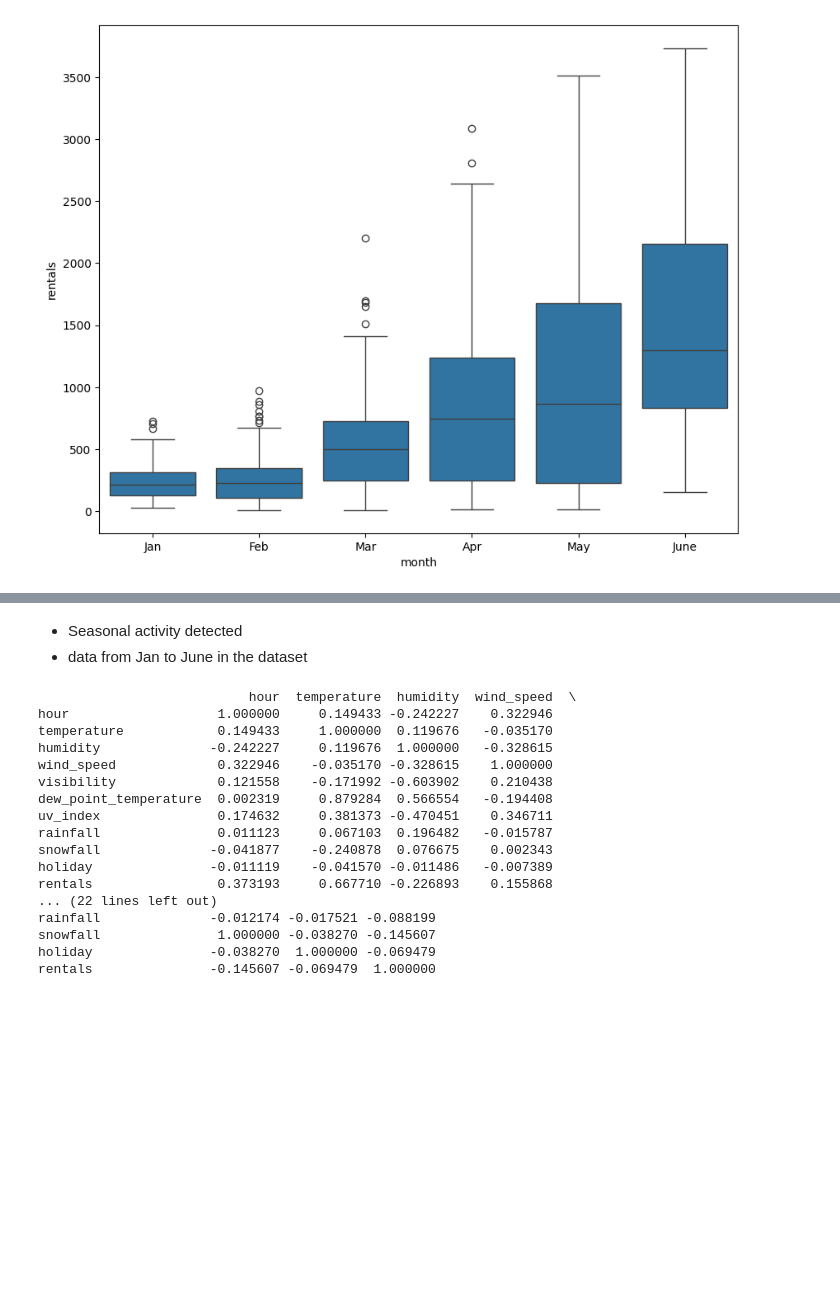
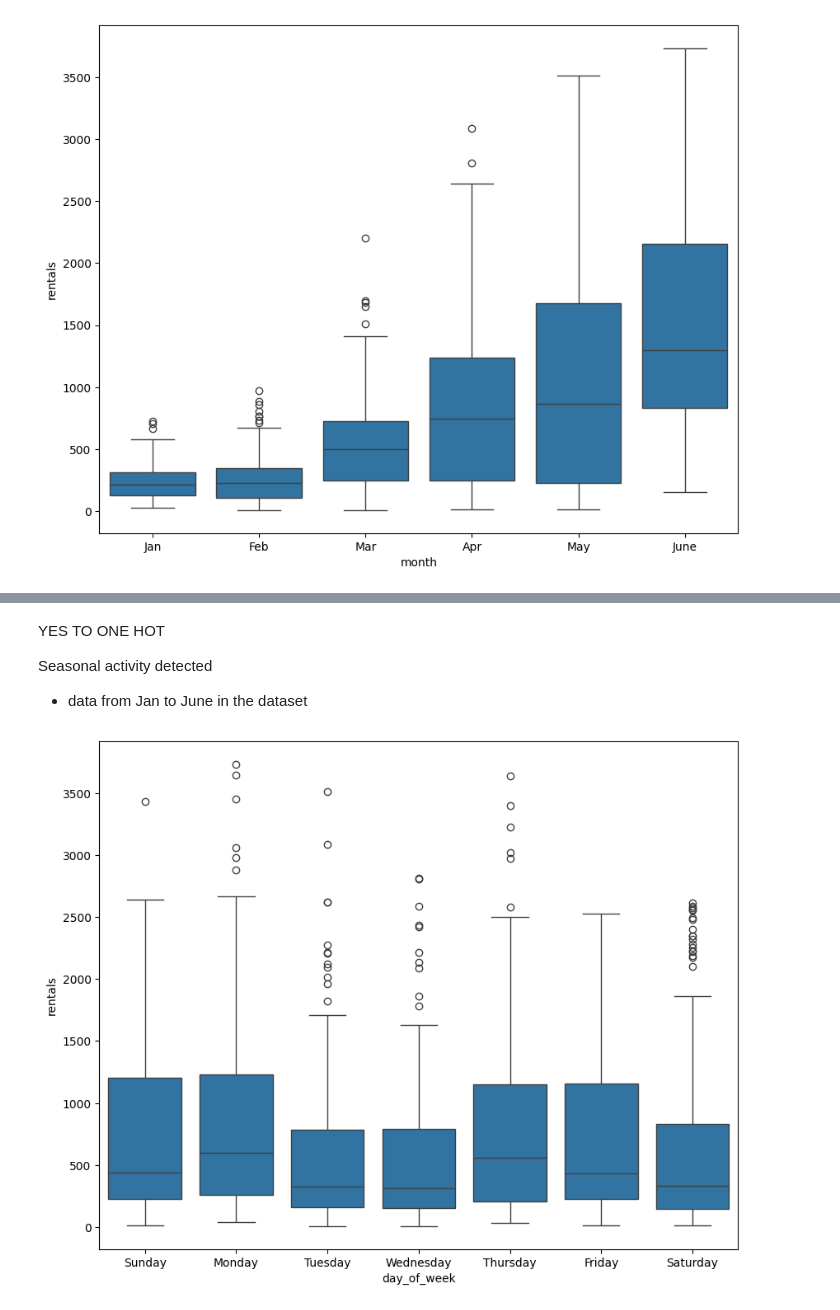
Before and after one commit to pablovitoria/business_analysis_structured_data, a Jupyter notebook: scripts/A1: Modeling Case Study - Bike Rentals in Chicago.ipynb, the cells around one changed output, grey strips where cells are left out. Drawn from its saved outputs; the diff is of its cells as text; code cells hidden in the pictures; blank space fills up the shorter version.

```diff
--- a/scripts/A1: Modeling Case Study - Bike Rentals in Chicago.ipynb
+++ b/scripts/A1: Modeling Case Study - Bike Rentals in Chicago.ipynb
@@ -129,26 +135,16 @@ memory usage: 112.7+ KB
 # %% [markdown]
-- Seasonal activity detected
+YES TO ONE HOT
+
+Seasonal activity detected
 - data from Jan to June in the dataset
-# %%
-corr_matrix = bikerentals.corr(numeric_only=True)
-
-# Display it
-print(corr_matrix)
-# %% [output]
-                           hour  temperature  humidity  wind_speed  \
-hour                   1.000000     0.149433 -0.242227    0.322946
-temperature            0.149433     1.000000  0.119676   -0.035170
-humidity              -0.242227     0.119676  1.000000   -0.328615
-wind_speed             0.322946    -0.035170 -0.328615    1.000000
-visibility             0.121558    -0.171992 -0.603902    0.210438
-dew_point_temperature  0.002319     0.879284  0.566554   -0.194408
-uv_index               0.174632     0.381373 -0.470451    0.346711
-rainfall               0.011123     0.067103  0.196482   -0.015787
-snowfall              -0.041877    -0.240878  0.076675    0.002343
-holiday               -0.011119    -0.041570 -0.011486   -0.007389
-rentals                0.373193     0.667710 -0.226893    0.155868
-... (22 lines left out)
-rainfall              -0.012174 -0.017521 -0.088199
-snowfall               1.000000 -0.038270 -0.145607
-holiday               -0.038270  1.000000 -0.069479
-rentals               -0.145607 -0.069479  1.000000
+# %%
+    fig, ax = plt.subplots(figsize = (10, 8))
+
+    sns.boxplot(x    = 'day_of_week',
+                y    = 'rentals',
+                data = bikerentals)
+
+    plt.suptitle("")
+    plt.show()
+# %% [output]
+[figure, added]
```
Also changed, not shown: parts of 28 cells of this notebook.
